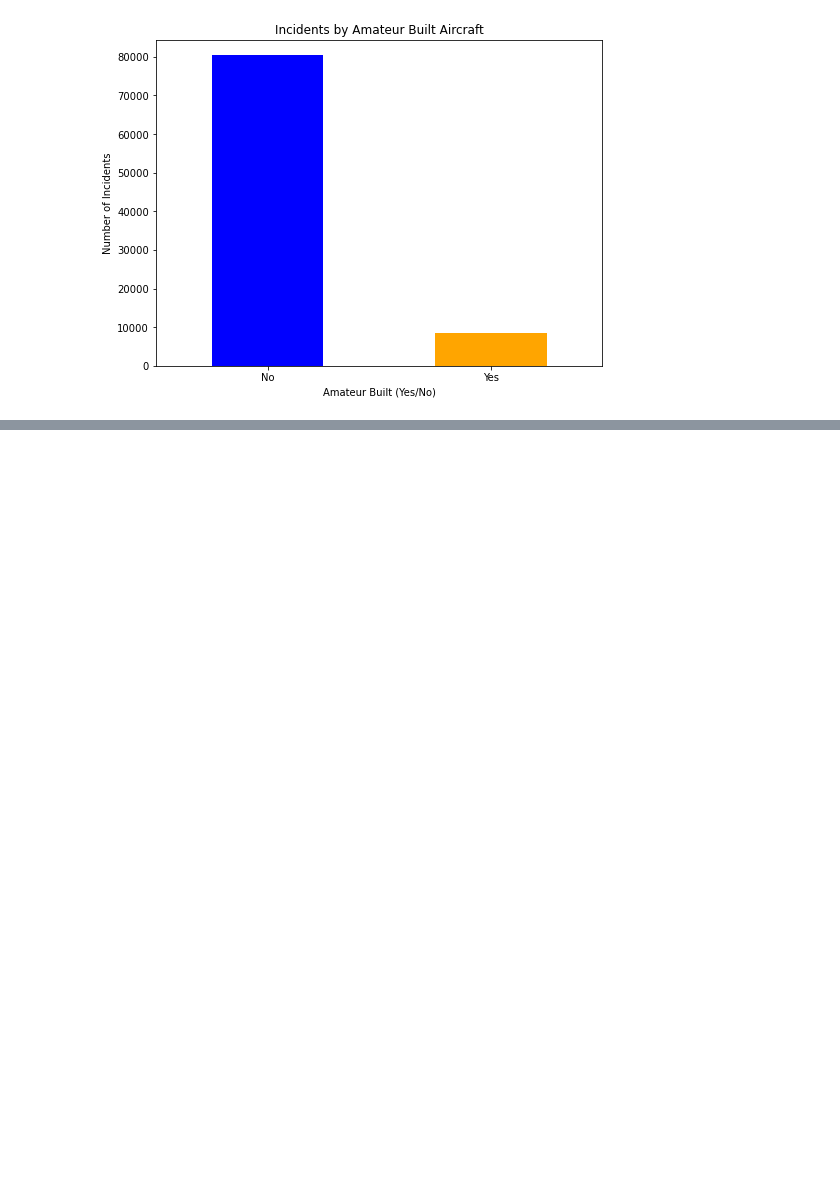
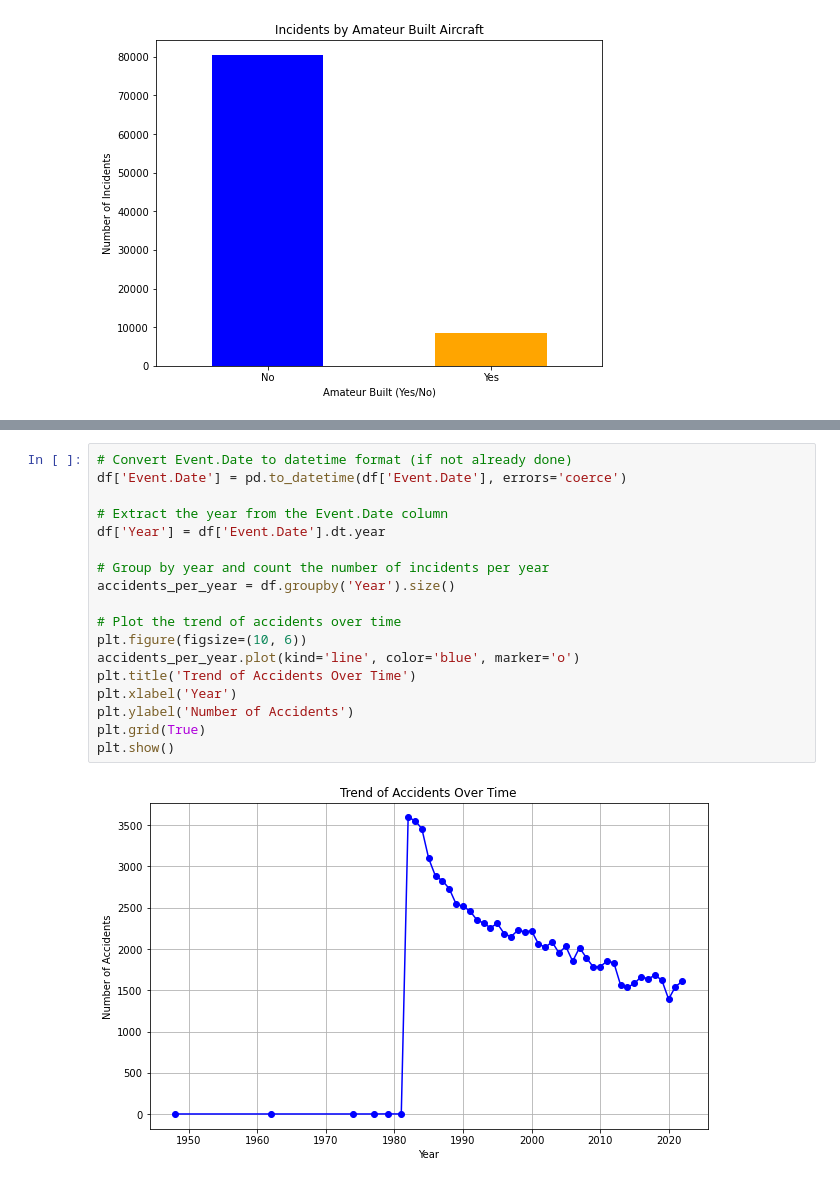
Before and after one commit to ShemDennis/phase_1_project, a Jupyter notebook: project.ipynb, the cells around one changed output, grey strips where cells are left out. Drawn from its saved outputs; the diff is of its cells as text; blank space fills up the shorter version.

```diff
--- a/project.ipynb
+++ b/project.ipynb
@@ -754,0 +752,20 @@ plt.show()
+# %%
+# Convert Event.Date to datetime format (if not already done)
+df['Event.Date'] = pd.to_datetime(df['Event.Date'], errors='coerce')
+
+# Extract the year from the Event.Date column
+df['Year'] = df['Event.Date'].dt.year
+
+# Group by year and count the number of incidents per year
+accidents_per_year = df.groupby('Year').size()
+
+# Plot the trend of accidents over time
+plt.figure(figsize=(10, 6))
+accidents_per_year.plot(kind='line', color='blue', marker='o')
+plt.title('Trend of Accidents Over Time')
+plt.xlabel('Year')
+plt.ylabel('Number of Accidents')
+plt.grid(True)
+plt.show()
+# %% [output]
+[figure, added]
```
Also changed, not shown: parts of 12 cells of this notebook.
